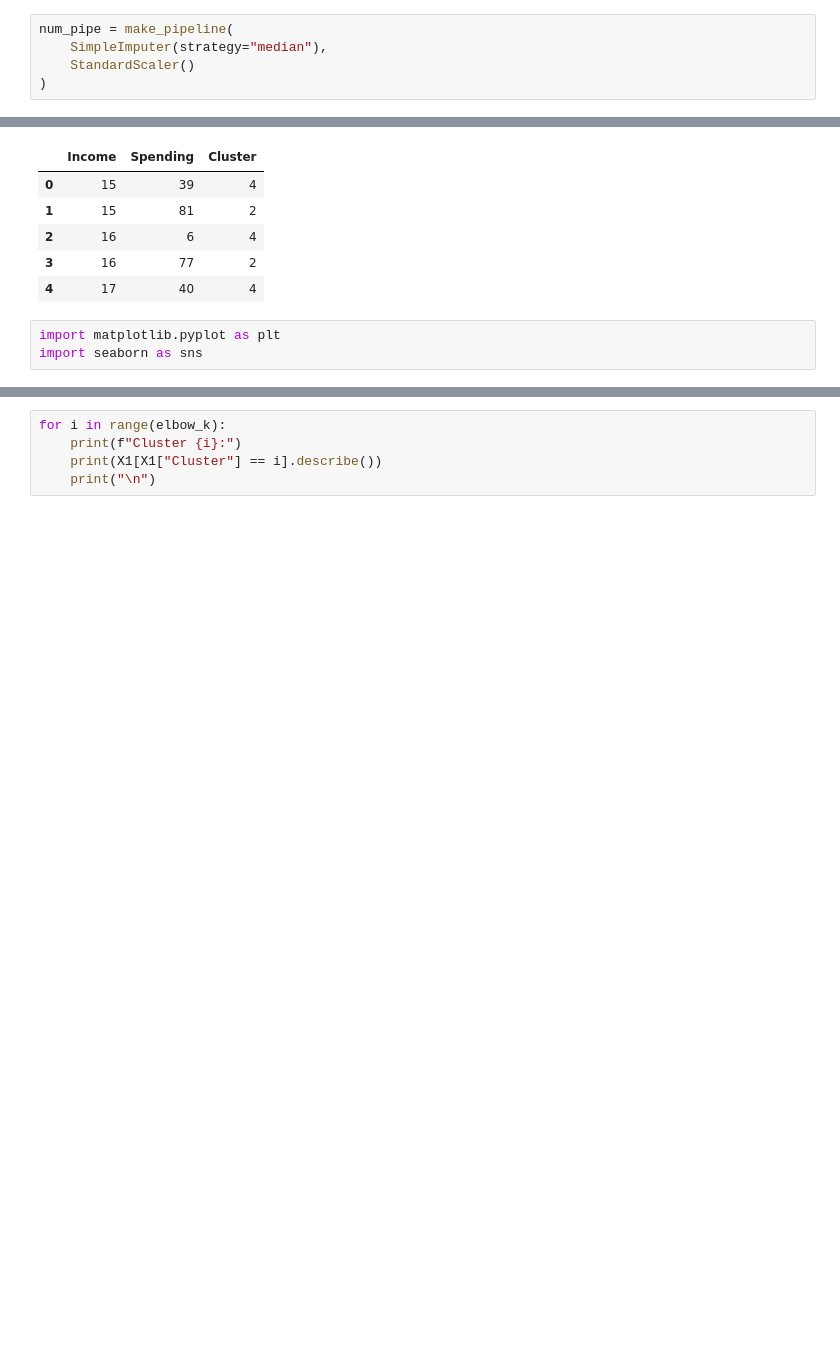
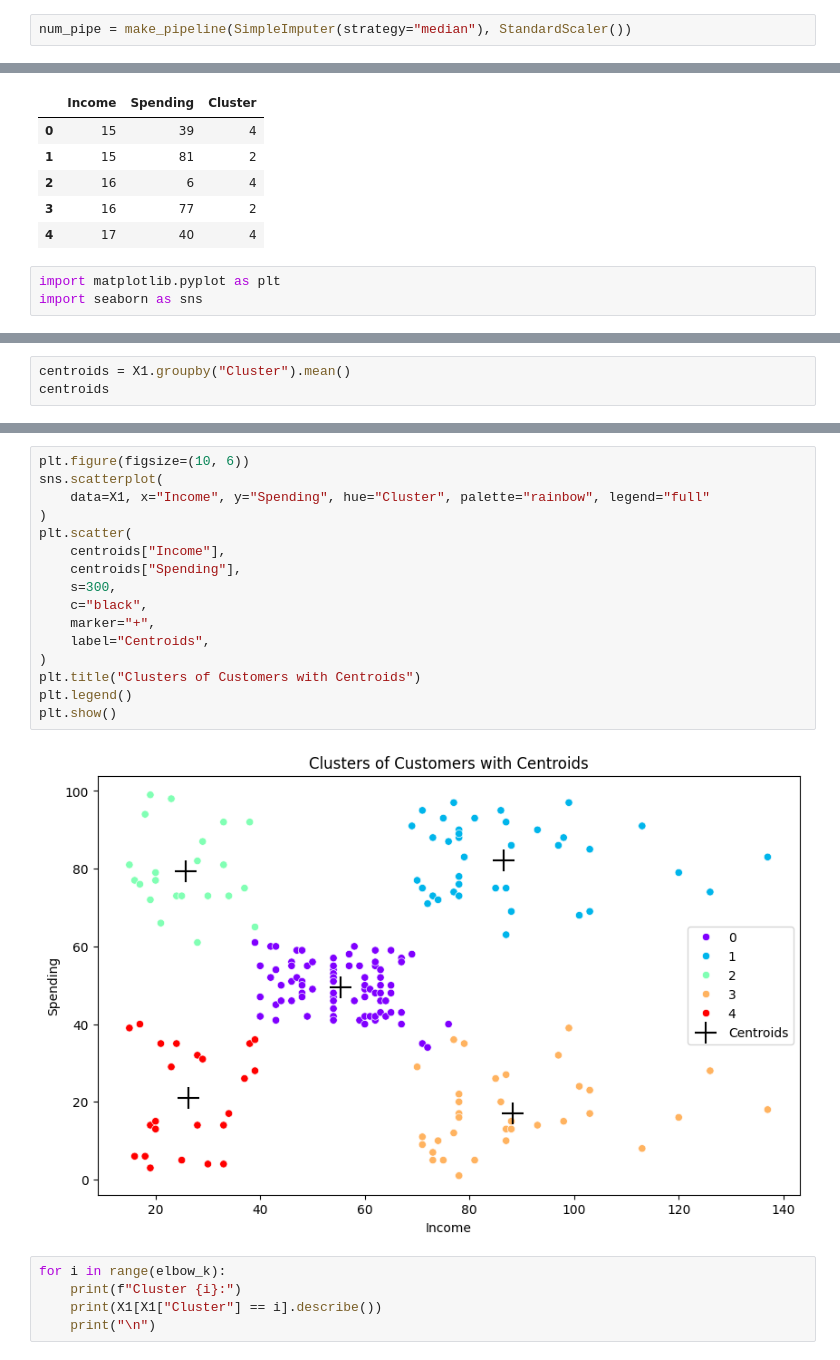
Before and after one commit to utkarshg1/test_kneed, a Jupyter notebook: kneed.ipynb, the cells around one changed output, grey strips where cells are left out. Cells and saved outputs as stored; diff of their text form; blank space fills up the shorter version.

Commit message:
updated code to also show centroids

```diff
--- a/kneed.ipynb
+++ b/kneed.ipynb
@@ -34,10 +34,7 @@ from sklearn.pipeline import make_pipeline
 from sklearn.impute import SimpleImputer
 from sklearn.preprocessing import StandardScaler
 # %%
-num_pipe = make_pipeline(
-    SimpleImputer(strategy="median"),
-    StandardScaler()
-)
+num_pipe = make_pipeline(SimpleImputer(strategy="median"), StandardScaler())
 # %%
 X_pre = num_pipe.fit_transform(X)
 X_pre[:5]
@@ -132,0 +123,3 @@ plt.show()
+# %%
+centroids = X1.groupby("Cluster").mean()
+centroids
@@ -133,3 +134,21 @@ plt.show()
+# %%
+plt.figure(figsize=(10, 6))
+sns.scatterplot(
+    data=X1, x="Income", y="Spending", hue="Cluster", palette="rainbow", legend="full"
+)
+plt.scatter(
+    centroids["Income"],
+    centroids["Spending"],
+    s=300,
+    c="black",
+    marker="+",
+    label="Centroids",
+)
+plt.title("Clusters of Customers with Centroids")
+plt.legend()
+plt.show()
+# %% [output]
+[figure, added]
 # %%
 for i in range(elbow_k):
     print(f"Cluster {i}:")
```
Also changed, not shown: parts of 3 cells of this notebook.
